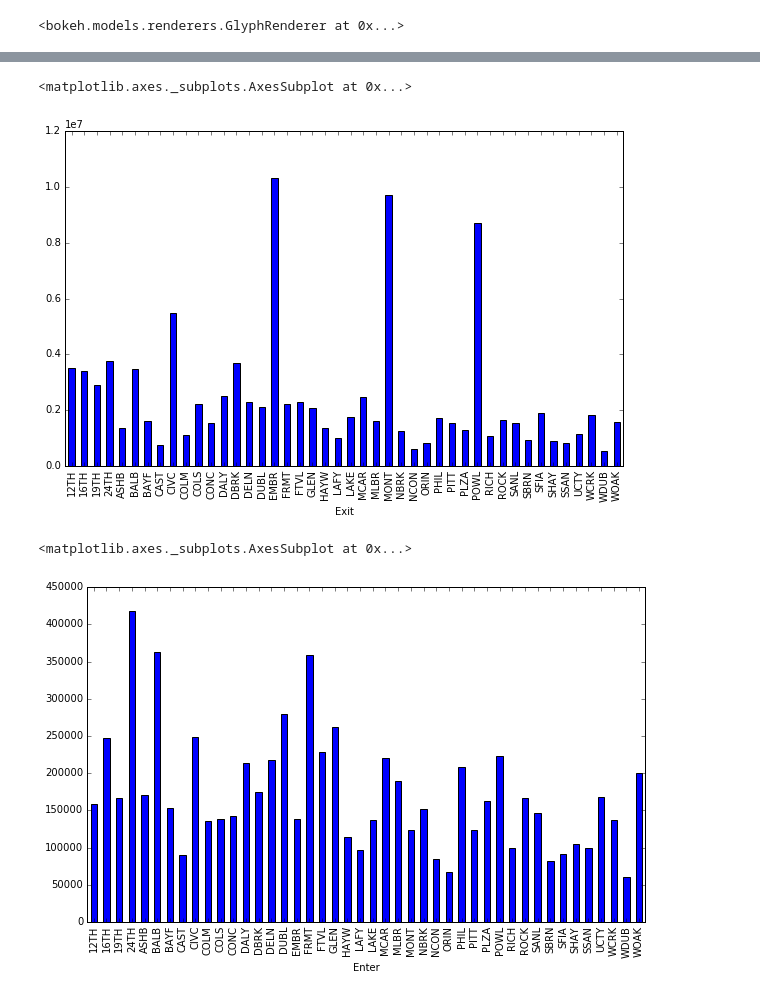
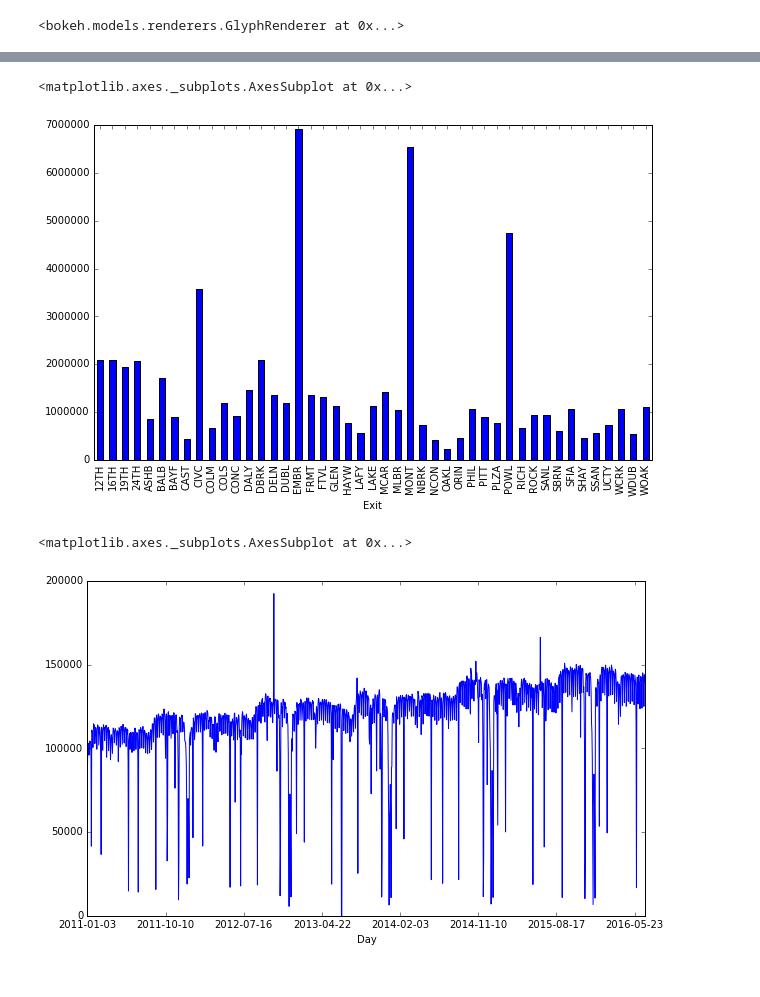
Before and after one commit to ayayron/bart, a Jupyter notebook: BART.ipynb, the cells around one changed output, grey strips where cells are left out. Saved outputs shown, nothing was run; the diff lists cells and outputs as text; code cells hidden in the pictures.

```diff
--- a/BART.ipynb
+++ b/BART.ipynb
@@ -135,4 +138,11 @@ for route in list(bart_tracks.features()):
-# %%
-file_name = "./data/date-hour-soo-dest-2011.csv"
-bart_df = pd.read_csv(file_name, header = None,
-                      names = ["Day", "Hour", "Enter", "Exit", "Count"])
+# %%
+file_names = ["./data/date-hour-soo-dest-2016.csv","./data/date-hour-soo-dest-2015.csv",
+              "./data/date-hour-soo-dest-2014.csv", "./data/date-hour-soo-dest-2013.csv",
+              "./data/date-hour-soo-dest-2012.csv", "./data/date-hour-soo-dest-2011.csv"]
+
+bart_dfs = [pd.read_csv(file_name, header = None,
+                      names = ["Day", "Hour", "Enter", "Exit", "Count"]) for file_name in file_names]
+
+bart_df = pd.concat(bart_dfs)
+# %%
+bart_df = bart_df[((bart_df["Hour"] > 6) & (bart_df["Hour"] < 11) & (bart_df["Count"] > 2 ))]
@@ -185,9 +198,9 @@ bart_df.head()
 exit_index["Count"].sum().plot(kind="bar")
 # %% [output]
 <matplotlib.axes._subplots.AxesSubplot at 0x...>
-[figure, old version]
+[figure, new version]
 # %%
-bart_df[bart_df.index.hour == 9].groupby("Enter")["Count"].sum().plot(kind="bar")
+bart_df[(bart_df["Day of Week"] < 5)].groupby("Day")["Count"].sum().plot(kind="line")
 # %% [output]
 <matplotlib.axes._subplots.AxesSubplot at 0x...>
-[figure, old version]
+[figure, new version]
```
Also changed, not shown: parts of 21 cells of this notebook, 1 other file.
